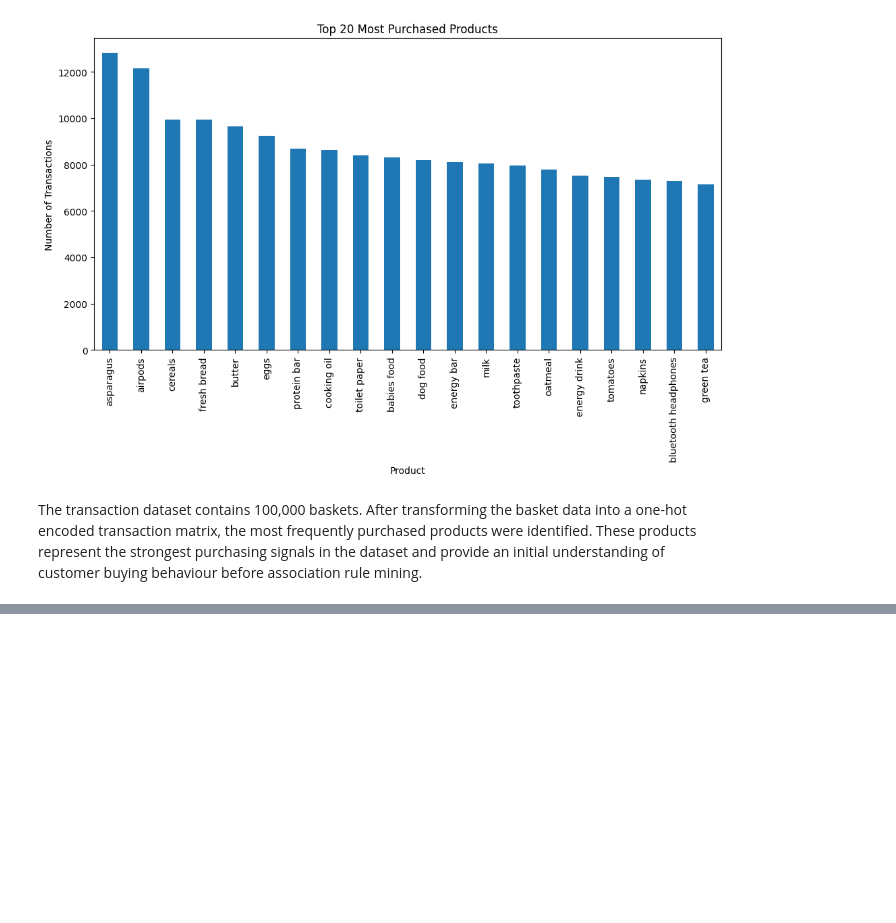
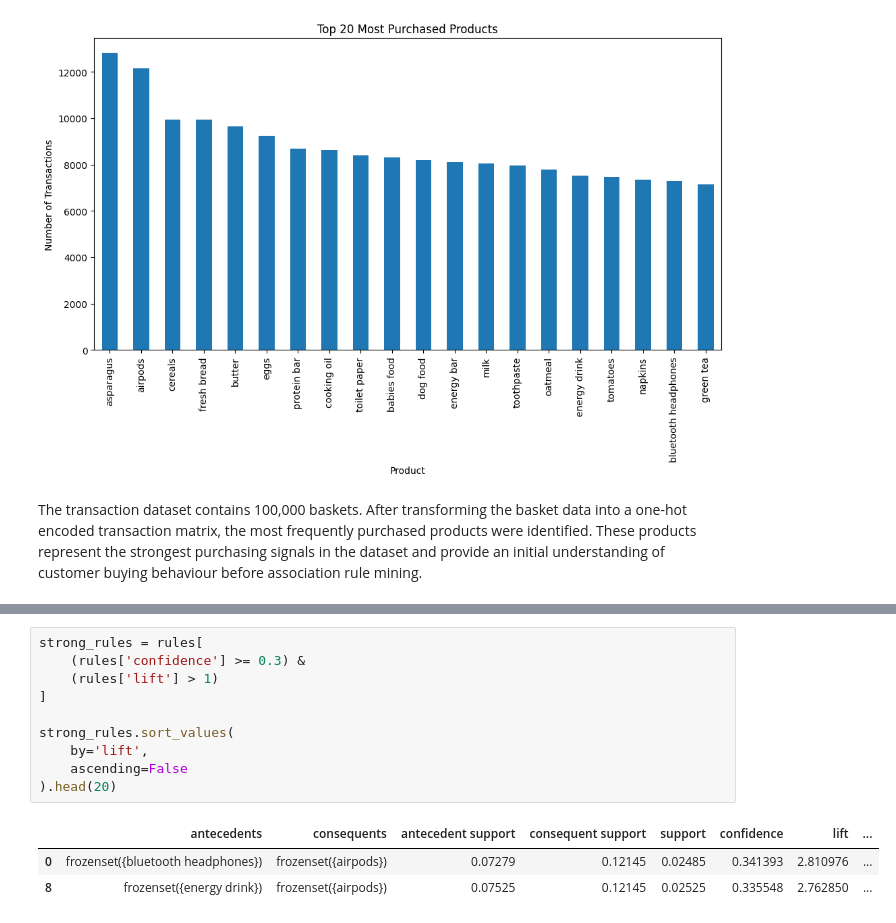
Before and after one commit to emmohan/MachineLearning2Project-, a Jupyter notebook: targeted_promotions.ipynb, the cells around one changed output, grey strips where cells are left out. Saved outputs shown, nothing was run; the diff lists cells and outputs as text; blank space fills up the shorter version.

```diff
--- a/targeted_promotions.ipynb
+++ b/targeted_promotions.ipynb
@@ -141,0 +234,14 @@ The transaction dataset contains 100,000 baskets. After transforming the basket
+# %%
+strong_rules = rules[
+    (rules['confidence'] >= 0.3) &
+    (rules['lift'] > 1)
+]
+
+strong_rules.sort_values(
+    by='lift',
+    ascending=False
+).head(20)
+# %% [output]
+|  | antecedents | consequents | antecedent support | consequent support | support | confidence | lift | ... |
+| 0 | frozenset({bluetooth headphones}) | frozenset({airpods}) | 0.07279 | 0.12145 | 0.02485 | 0.341393 | 2.810976 | ... |
+| 8 | frozenset({energy drink}) | frozenset({airpods}) | 0.07525 | 0.12145 | 0.02525 | 0.335548 | 2.762850 | ... |
```
Also changed, not shown: parts of 12 cells of this notebook.
